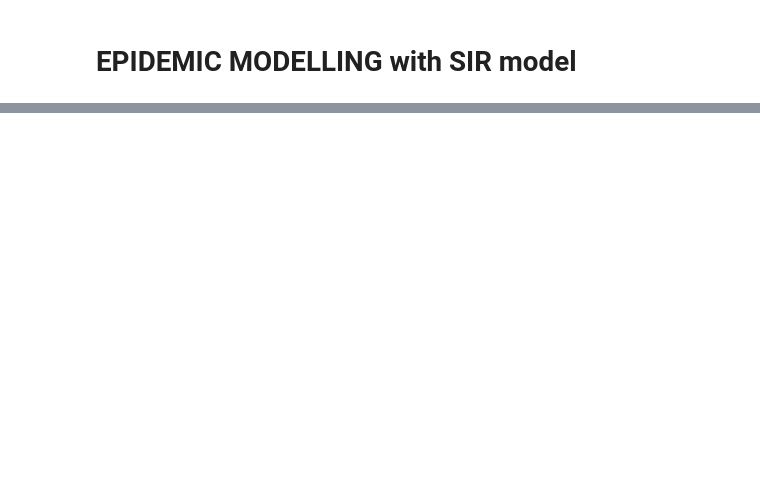
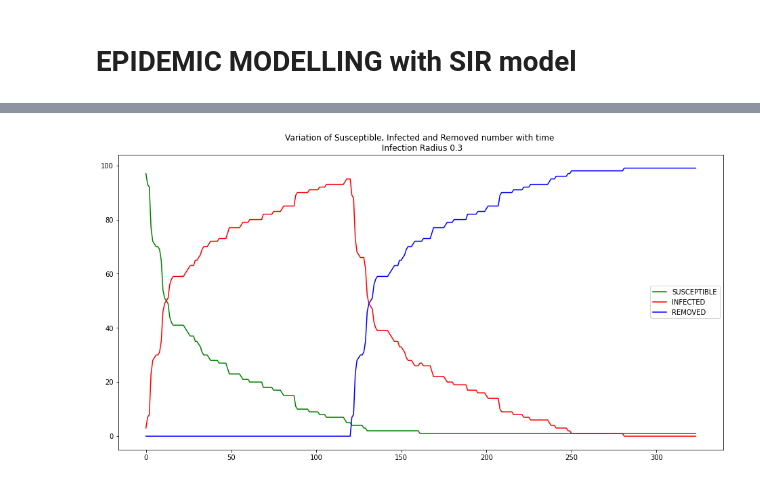
Before and after one commit to NirajanBekoju/Epidemic-Modelling, a Jupyter notebook: Data Analysis.ipynb, the cells around one changed output, grey strips where cells are left out. Cells and saved outputs as stored; diff of their text form; code cells hidden in the pictures; blank space fills up the shorter version.

```diff
--- a/Data Analysis.ipynb
+++ b/Data Analysis.ipynb
@@ -58,0 +67,4 @@ memory usage: 23.1 KB
+# %%
+dataf06_120_100_3 = read_display_SIR_data("dataf06_120_100_3")
+# %% [output]
+[figure, added]
```
Also changed, not shown: parts of 15 cells of this notebook, 1 other file.
